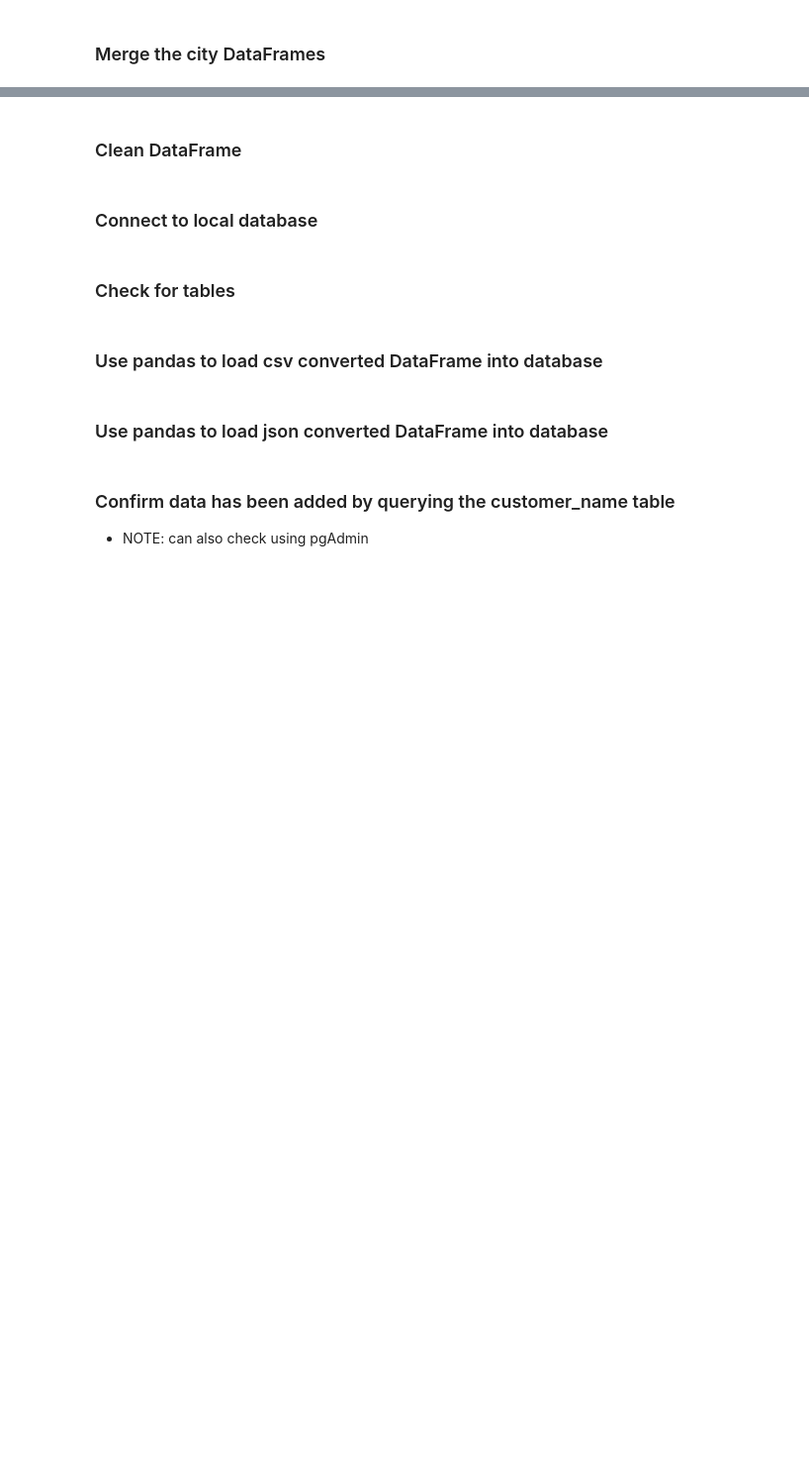
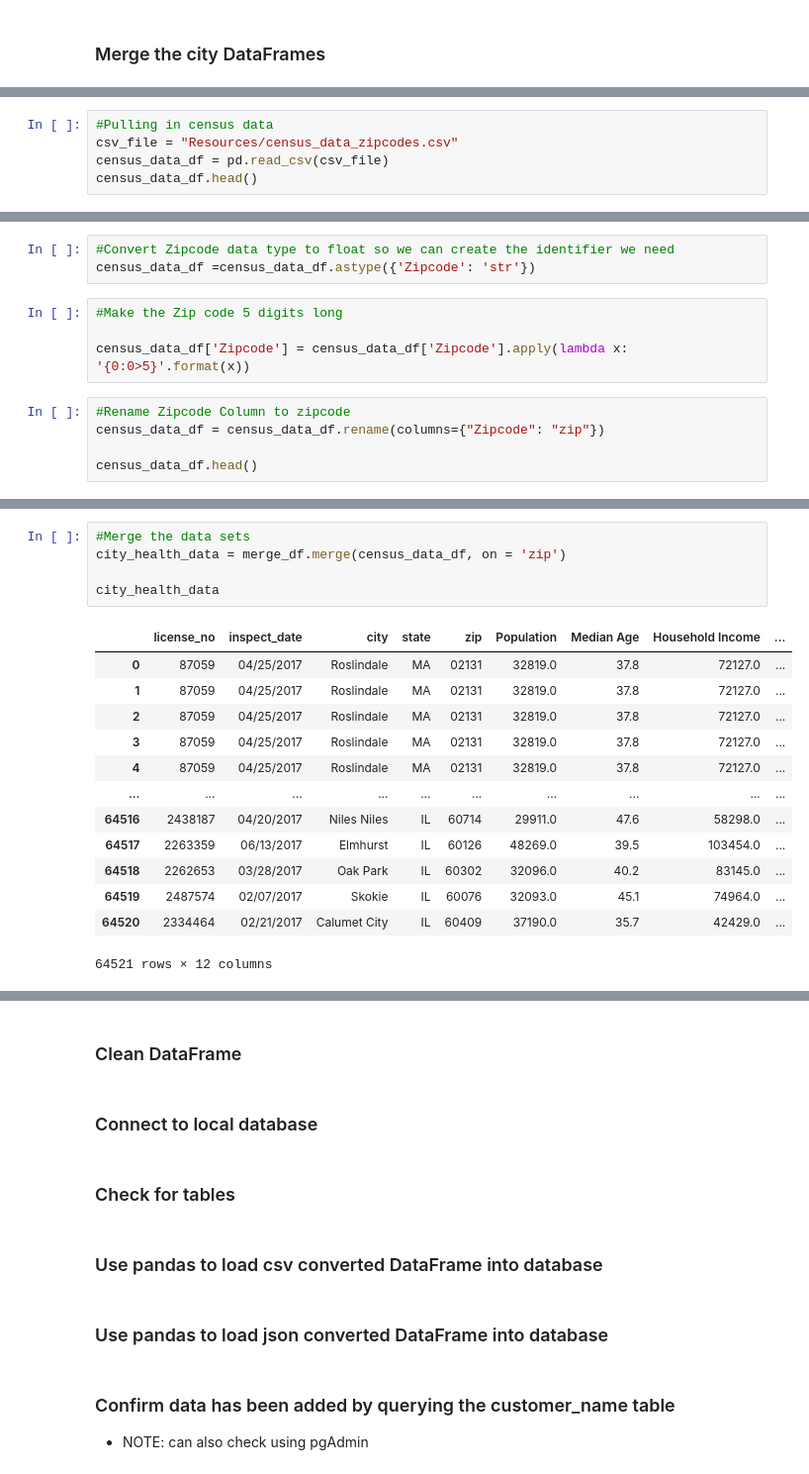
Before and after one commit to keithhorbin/Food-Inspection-ETL, a Jupyter notebook: ETL_Atul.ipynb, the cells around one changed output, grey strips where cells are left out. Shown: that part at 99% size. Cells and saved outputs as stored; diff of their text form; blank space fills up the shorter version.

```diff
--- a/ETL_Atul.ipynb
+++ b/ETL_Atul.ipynb
@@ -156,0 +115,5 @@ dtype: int64
+# %%
+#Pulling in census data
+csv_file = "Resources/census_data_zipcodes.csv"
+census_data_df = pd.read_csv(csv_file)
+census_data_df.head()
@@ -156,0 +127,12 @@ dtype: int64
+# %%
+#Convert Zipcode data type to float so we can create the identifier we need
+census_data_df =census_data_df.astype({'Zipcode': 'str'})
+# %%
+#Make the Zip code 5 digits long
+
+census_data_df['Zipcode'] = census_data_df['Zipcode'].apply(lambda x: '{0:0>5}'.format(x))
+# %%
+#Rename Zipcode Column to zipcode
+census_data_df = census_data_df.rename(columns={"Zipcode": "zip"})
+
+census_data_df.head()
@@ -156,0 +146,19 @@ dtype: int64
+# %%
+#Merge the data sets
+city_health_data = merge_df.merge(census_data_df, on = 'zip')
+
+city_health_data
+# %% [output]
+|  | license_no | inspect_date | city | state | zip | Population | Median Age | Household Income | ... |
+| 0 | 87059 | 04/25/2017 | Roslindale | MA | 02131 | 32819.0 | 37.8 | 72127.0 | ... |
+| 1 | 87059 | 04/25/2017 | Roslindale | MA | 02131 | 32819.0 | 37.8 | 72127.0 | ... |
+| 2 | 87059 | 04/25/2017 | Roslindale | MA | 02131 | 32819.0 | 37.8 | 72127.0 | ... |
+| 3 | 87059 | 04/25/2017 | Roslindale | MA | 02131 | 32819.0 | 37.8 | 72127.0 | ... |
+| 4 | 87059 | 04/25/2017 | Roslindale | MA | 02131 | 32819.0 | 37.8 | 72127.0 | ... |
+| ... | ... | ... | ... | ... | ... | ... | ... | ... | ... |
+| 64516 | 2438187 | 04/20/2017 | Niles Niles | IL | 60714 | 29911.0 | 47.6 | 58298.0 | ... |
+| 64517 | 2263359 | 06/13/2017 | Elmhurst | IL | 60126 | 48269.0 | 39.5 | 103454.0 | ... |
+| 64518 | 2262653 | 03/28/2017 | Oak Park | IL | 60302 | 32096.0 | 40.2 | 83145.0 | ... |
+| 64519 | 2487574 | 02/07/2017 | Skokie | IL | 60076 | 32093.0 | 45.1 | 74964.0 | ... |
+| 64520 | 2334464 | 02/21/2017 | Calumet City | IL | 60409 | 37190.0 | 35.7 | 42429.0 | ... |
+64521 rows × 12 columns
```
Also changed, not shown: parts of 6 cells of this notebook, 1 other file.
